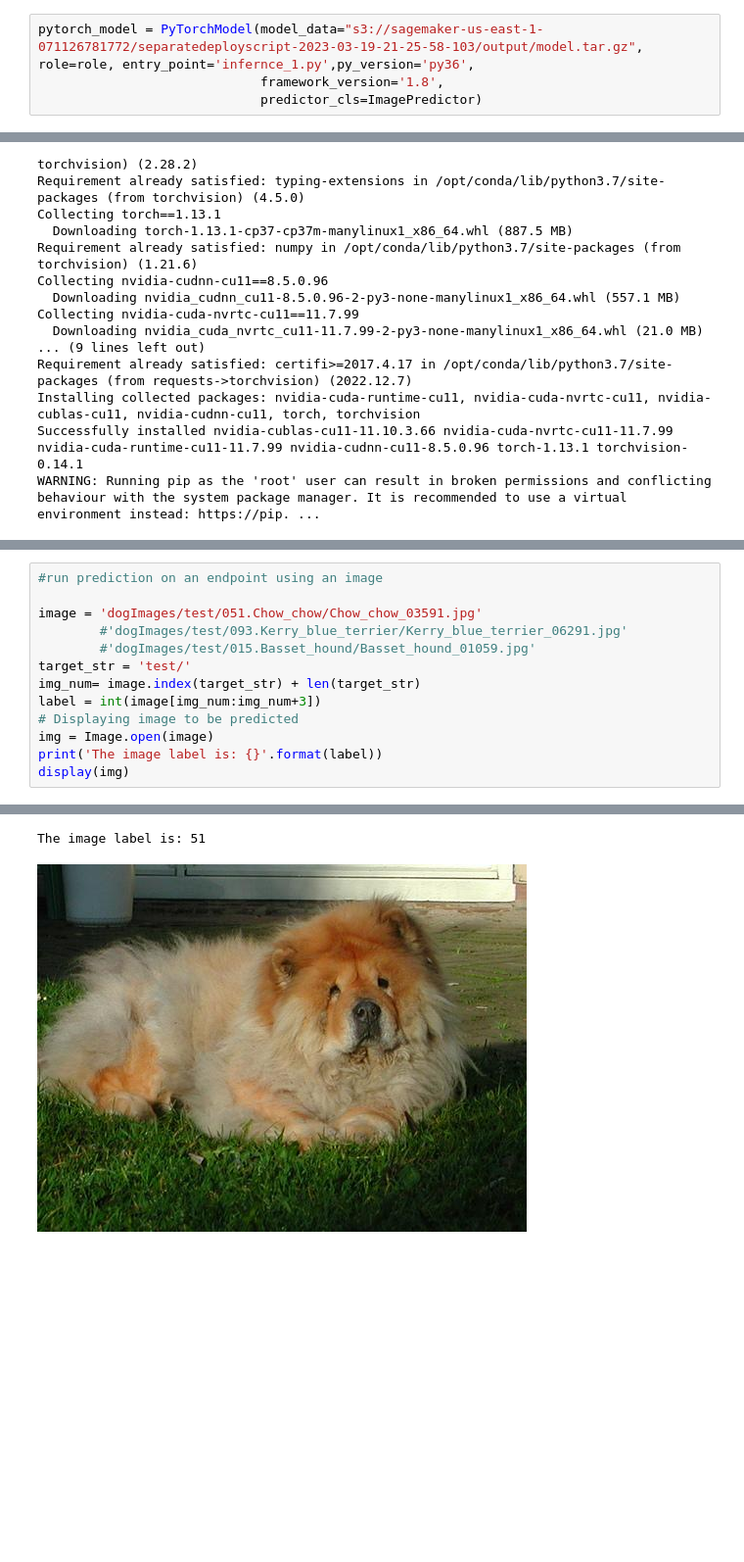
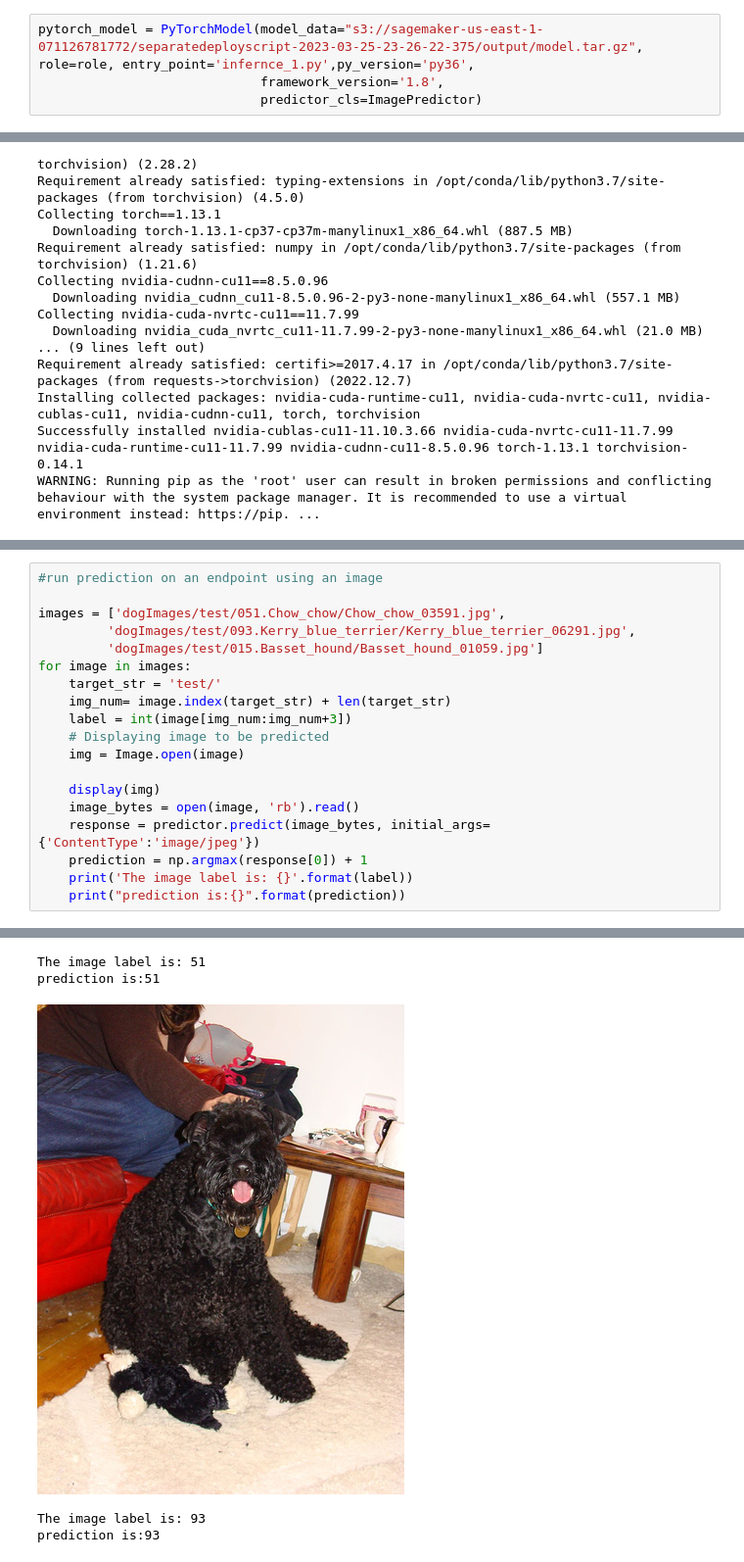
Before and after one commit to HebaMa7moud/image_classification_AWS, a Jupyter notebook: train_and_deploy.ipynb, the cells around one changed output, grey strips where cells are left out. Shown at 98% size. Drawn from its saved outputs; the diff is of its cells as text; blank space fills up the shorter version.

```diff
--- a/train_and_deploy.ipynb
+++ b/train_and_deploy.ipynb
@@ -503,7 +540,7 @@ class ImagePredictor(Predictor):
             deserializer=json_deserializer,
         )
 # %%
-pytorch_model = PyTorchModel(model_data="s3://sagemaker-us-east-1-071126781772/separatedeployscript-2023-03-19-21-25-58-103/output/model.tar.gz", role=role, entry_point='infernce_1.py',py_version='py36',
+pytorch_model = PyTorchModel(model_data="s3://sagemaker-us-east-1-071126781772/separatedeployscript-2023-03-25-23-26-22-375/output/model.tar.gz", role=role, entry_point='infernce_1.py',py_version='py36',
                              framework_version='1.8',
                              predictor_cls=ImagePredictor)
 # %%
@@ -591,14 +628,20 @@ array([19])
 # %%
 #run prediction on an endpoint using an image
 
-image = 'dogImages/test/051.Chow_chow/Chow_chow_03591.jpg'
-        #'dogImages/test/093.Kerry_blue_terrier/Kerry_blue_terrier_06291.jpg'
-        #'dogImages/test/015.Basset_hound/Basset_hound_01059.jpg'
-target_str = 'test/'
-img_num= image.index(target_str) + len(target_str)
-label = int(image[img_num:img_num+3])
-# Displaying image to be predicted
-img = Image.open(image)
-print('The image label is: {}'.format(label))
-display(img)
+images = ['dogImages/test/051.Chow_chow/Chow_chow_03591.jpg',
+         'dogImages/test/093.Kerry_blue_terrier/Kerry_blue_terrier_06291.jpg',
+         'dogImages/test/015.Basset_hound/Basset_hound_01059.jpg']
+for image in images:
+    target_str = 'test/'
+    img_num= image.index(target_str) + len(target_str)
+    label = int(image[img_num:img_num+3])
+    # Displaying image to be predicted
+    img = Image.open(image)
+
+    display(img)
+    image_bytes = open(image, 'rb').read()
+    response = predictor.predict(image_bytes, initial_args={'ContentType':'image/jpeg'})
+    prediction = np.argmax(response[0]) + 1
+    print('The image label is: {}'.format(label))
+    print("prediction is:{}".format(prediction))
 # %% [output]
@@ -605,2 +649,5 @@ display(img)
 The image label is: 51
+prediction is:51
-[figure]
+[figure, added]
+The image label is: 93
+prediction is:93
```
Also changed, not shown: parts of 21 cells of this notebook, 2 other files.
